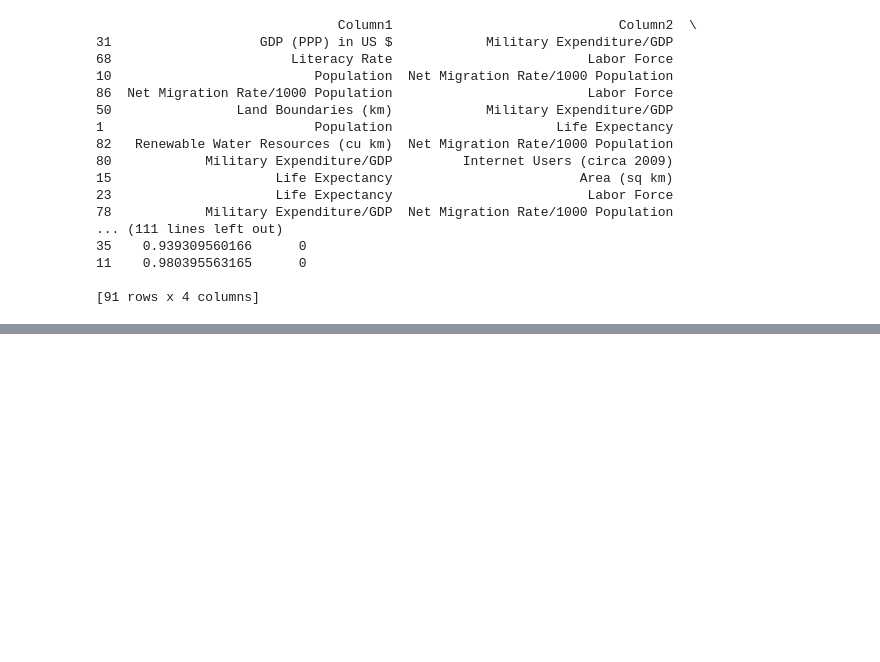
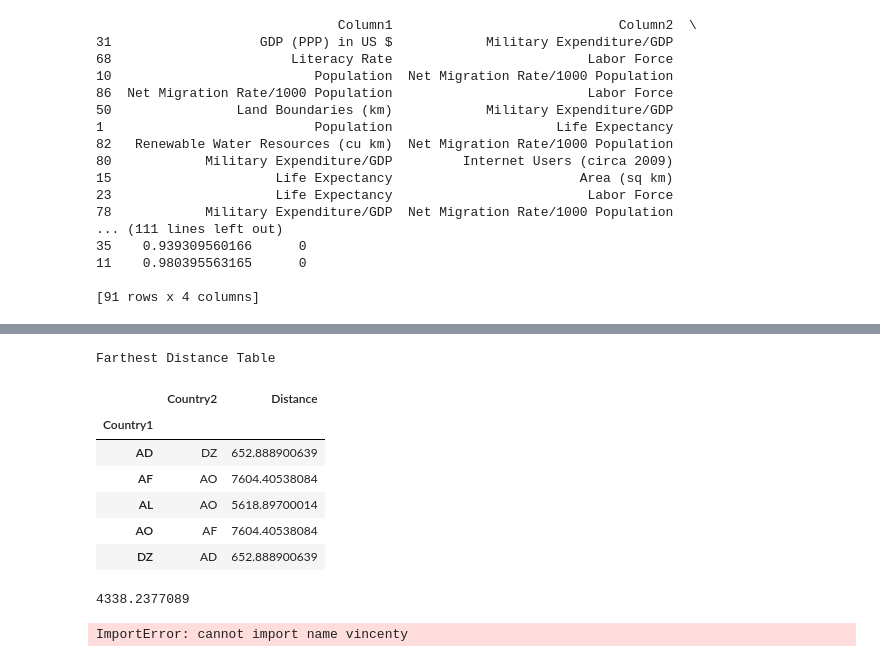
Before and after one commit to Sree-vathsan/ipython, a Jupyter notebook: practice.ipynb, the cells around one changed output, grey strips where cells are left out. Drawn from its saved outputs; the diff is of its cells as text; code cells hidden in the pictures; blank space fills up the shorter version.

```diff
--- a/practice.ipynb
+++ b/practice.ipynb
@@ -317,0 +407,45 @@ print(res)
+# %%
+print("Farthest Distance Table")
+dfDistance.groupby('Country1').last()
+# %% [output]
+Farthest Distance Table
+|  | Country2 | Distance |
+| Country1 |  |  |
+| AD | DZ | 652.888900639 |
+| AF | AO | 7604.40538084 |
+| AL | AO | 5618.89700014 |
+| AO | AF | 7604.40538084 |
+| DZ | AD | 652.888900639 |
+# %%
+from math import sin, cos, sqrt, atan2, radians
+def conversion(old):
+    direction = {'N':-1, 'S':1, 'E': -1, 'W':1}
+    new = old.split()
+    new_dir = new.pop()
+    new.extend([0,0,0])
+    return (int(new[0])+int(new[1])/60.0+int(new[2])/3600.0) * direction[new_dir]
+
+#distance calculations
+def findDistance(lat1,lon1,lat2,lon2,R=6373.0):
+    dlon = lon2 - lon1
+    dlat = lat2 - lat1
+    a = (sin(dlat/2))**2 + cos(lat1) * cos(lat2) * (sin(dlon/2))**2
+    c = 2 * atan2(sqrt(a), sqrt(1-a))
+    distance = R * c
+    return distance
+
+lat1 = math.radians(conversion("34 31 N"))
+lon1 = math.radians(conversion("69 11 E"))
+lat2 = math.radians(conversion("41 19 N"))
+lon2 = math.radians(conversion("19 49 E"))
+#print(af_lat,af_long)
+print(findDistance(lat1,lon1,lat2,lon2))
+# %% [output]
+4338.2377089
+# %%
+from geopy.distance import vincenty
+newport_ri = (41.49008, -71.312796)
+cleveland_oh = (41.499498, -81.695391)
+vincenty(newport_ri, cleveland_oh).miles
+# %% [output]
+ImportError: cannot import name vincenty
```
Also changed, not shown: parts of 3 cells of this notebook.
